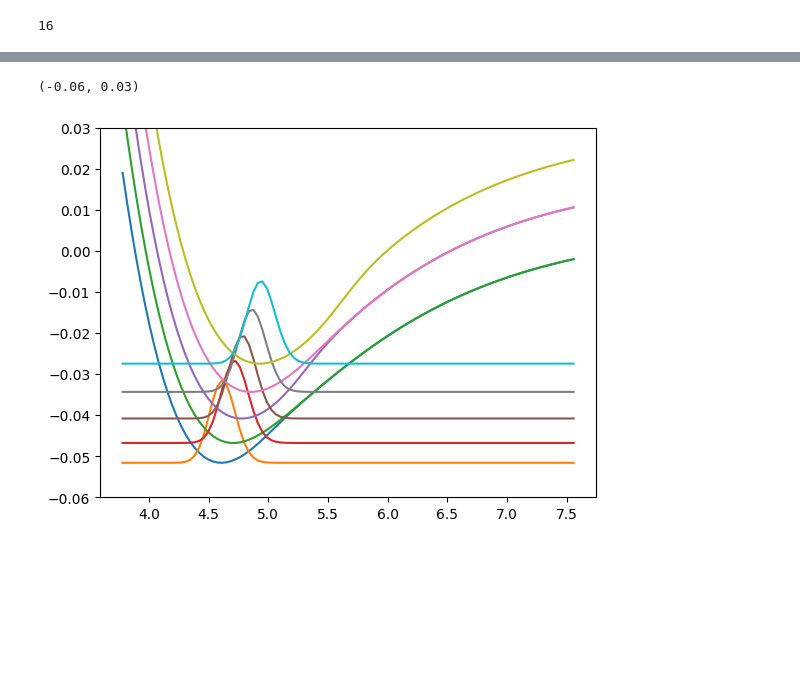
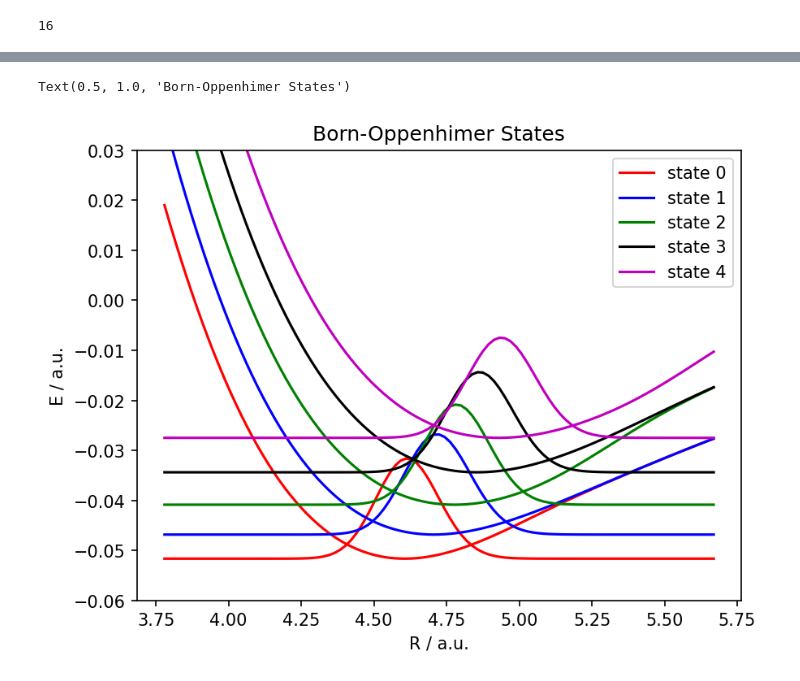
Before and after one commit to subotnikgroup/xebees, a Jupyter notebook: 1D/notebook.ipynb, the cells around one changed output, grey strips where cells are left out. Cells and saved outputs as stored; diff of their text form; code cells hidden in the pictures; blank space fills up the shorter version.

```diff
--- a/1D/notebook.ipynb
+++ b/1D/notebook.ipynb
@@ -3,6 +3,10 @@
 from argparse import Namespace
 import numpy as np
 import matplotlib.pyplot as plt
+plt.rcParams['figure.dpi'] = 150
+
+%load_ext autoreload
+%autoreload 2
 
 # import our code that we need
 import fixed_center_of_mass_exact as fcm
@@ -25,7 +29,7 @@ args = Namespace(
     g_2 = 1.0,
     NR = 101,
     Nr = 400,
-    extent = np.array([2,4,0,3]),
+    extent = np.array([2,3,0,2]),
 )
 
 # build the terms in the Hamiltonian
@@ -42,11 +50,17 @@ plt.contour(*np.meshgrid(R, r, indexing='ij'), Vgrid, levels=levels)
 # %%
 # plot the first 5 BO surfaces
+fix, ax = plt.subplots()
+colors=['r','b','g','k','m']
 for i in range(5):
-    plt.plot(R, surfs[i])
+    ax.plot(R, surfs[i], color=colors[i])
     _, psi_bo = np.linalg.eigh(TR+np.diag(surfs[i]))
     psi_bo2 = psi_bo[:,0]**2
-    plt.plot(R, psi_bo2/np.max(psi_bo2)*0.02+np.min(surfs[i]))
+    ax.plot(R, psi_bo2/np.max(psi_bo2)*0.02+np.min(surfs[i]), color=colors[i], label=f'state {i}')
+ax.legend(loc='best')
+ax.set_xlabel("R / a.u.")
+ax.set_ylabel("E / a.u.")
 plt.ylim(-0.06,0.03)
+ax.set_title("Born-Oppenhimer States")
 # %% [output]
-(-0.06, 0.03)
+Text(0.5, 1.0, 'Born-Oppenhimer States')
-[figure, old version]
+[figure, new version]
```
Also changed, not shown: parts of 4 cells of this notebook.
